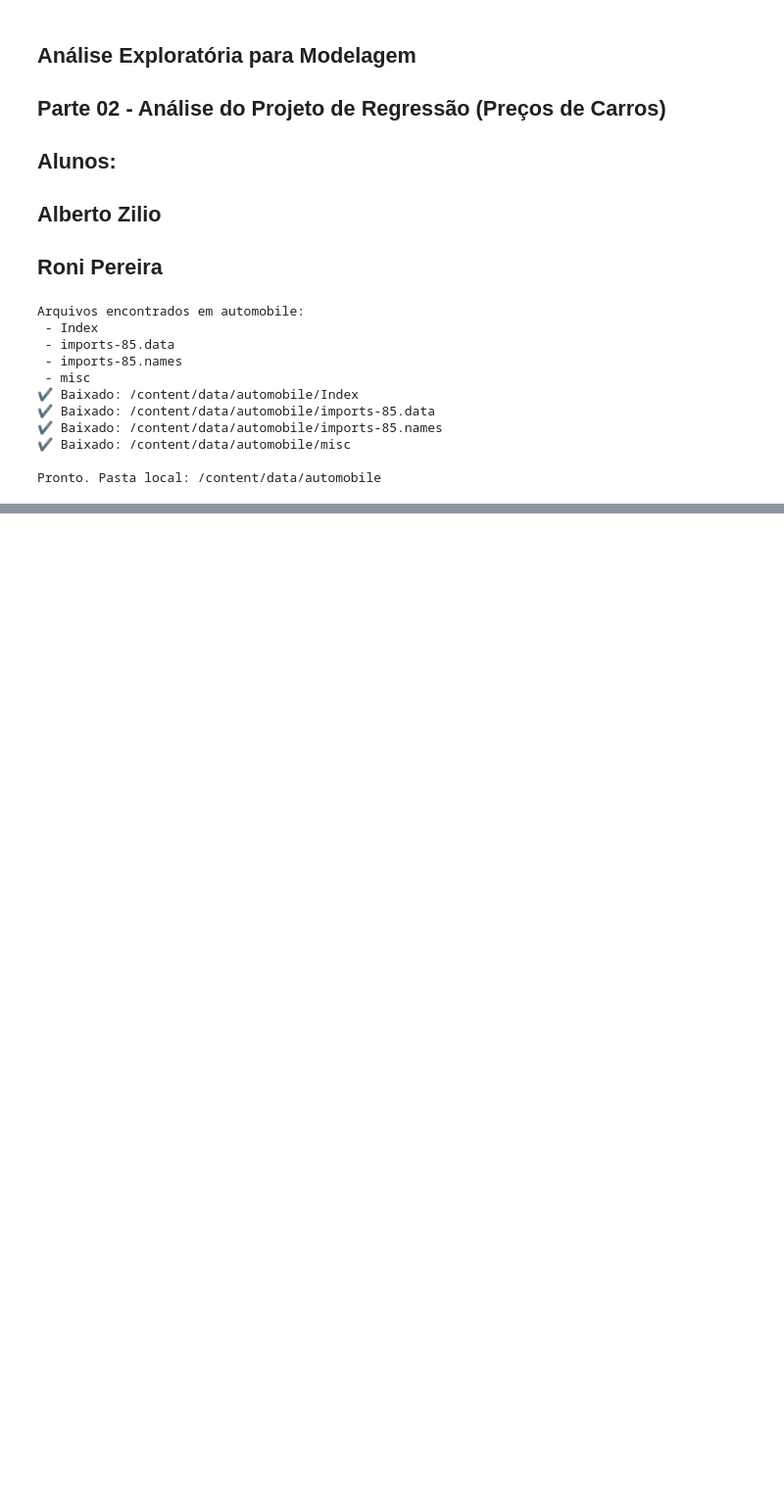
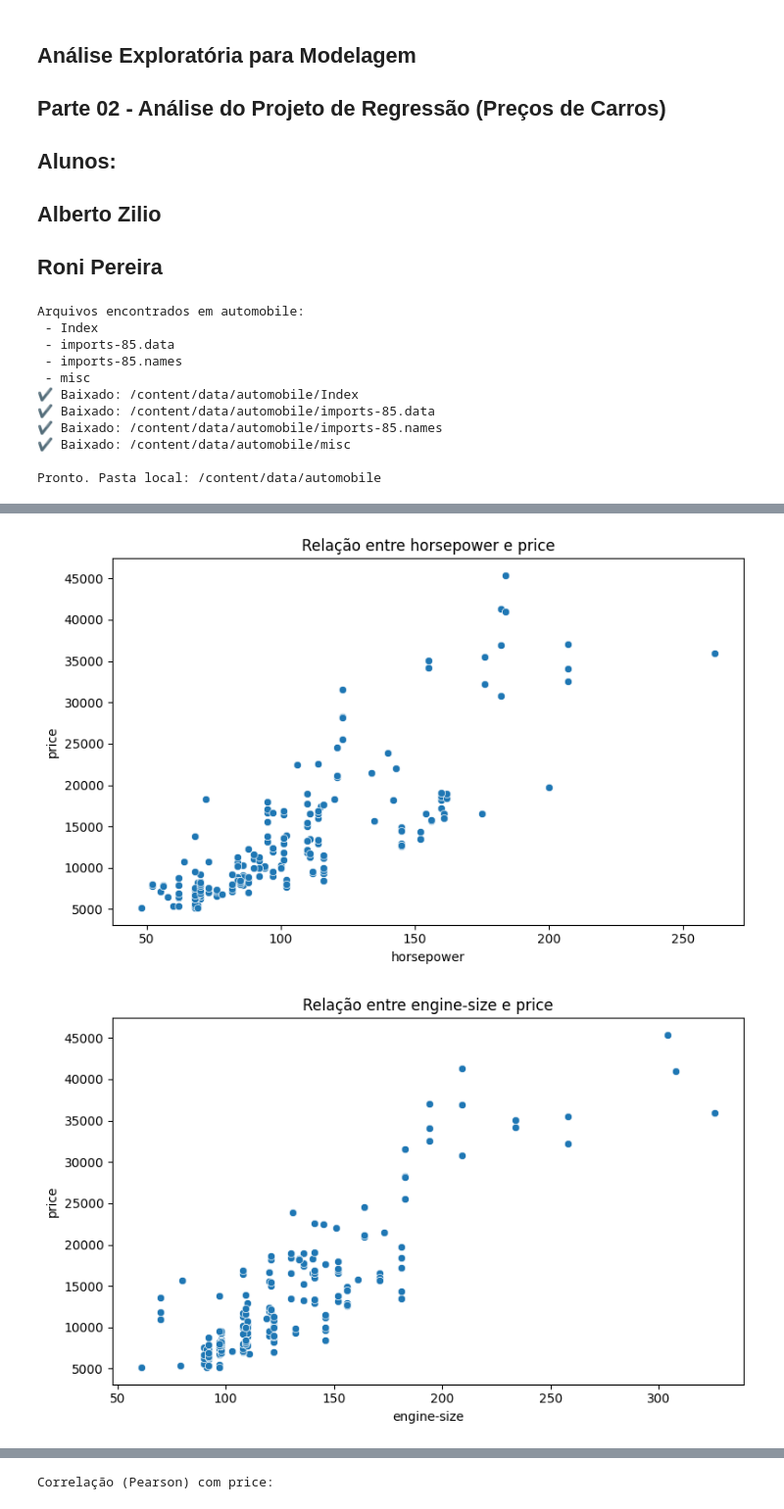
Before and after one commit to zilioalberto/Ciencia_De_Dados_Analise_Exploratoria_Parte_02, a Jupyter notebook: Análise_Exploratória_para_Modelagem_Parte_02.ipynb, the cells around one changed output, grey strips where cells are left out. Shown at 98% size. Drawn from its saved outputs; the diff is of its cells as text; code cells hidden in the pictures; blank space fills up the shorter version.

```diff
--- a/Análise_Exploratória_para_Modelagem_Parte_02.ipynb
+++ b/Análise_Exploratória_para_Modelagem_Parte_02.ipynb
@@ -75,0 +250,18 @@ Pronto. Pasta local: /content/data/automobile
+# %%
+# Passo 03 -  Relação entre numéricas e price (scatter)
+
+targets = ['horsepower','engine-size','highway-mpg','curb-weight']
+for col in targets:
+    plt.figure(figsize=(8,5))
+    sns.scatterplot(data=df, x=col, y='price')
+    plt.title(f'Relação entre {col} e price')
+    plt.tight_layout(); plt.show()
+
+# Correlação x price (apenas numéricas, dropna pareado)
+num = df.select_dtypes(include='number')
+corr_price = num.corr(numeric_only=True)['price'].sort_values(ascending=False)
+print("Correlação (Pearson) com price:")
+display(corr_price.to_frame('pearson'))
+# %% [output]
+[figure, added]
+[figure, added]
@@ -75,0 +270 @@ Pronto. Pasta local: /content/data/automobile
+Correlação (Pearson) com price:
```
Also changed, not shown: parts of 7 cells of this notebook.
